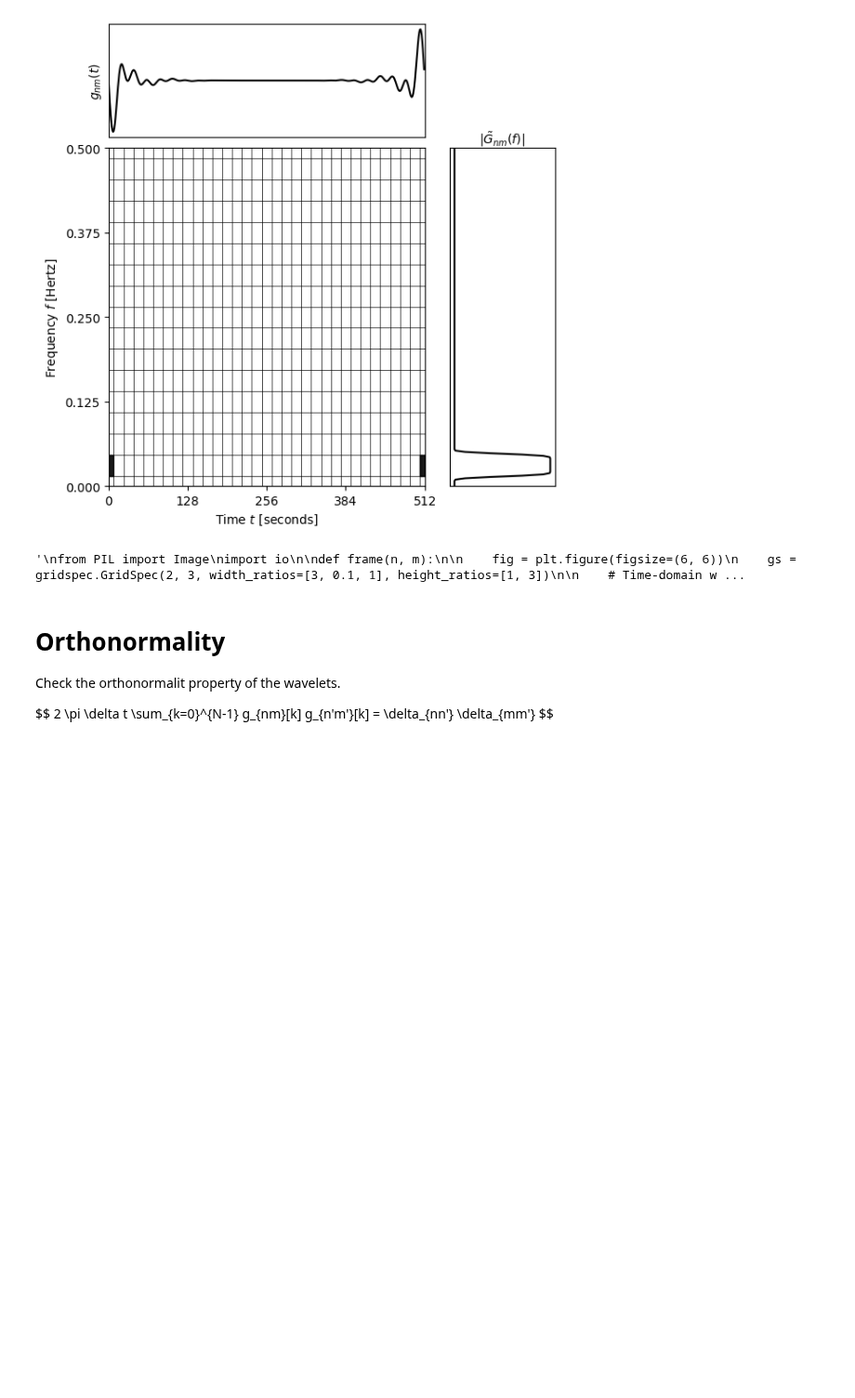
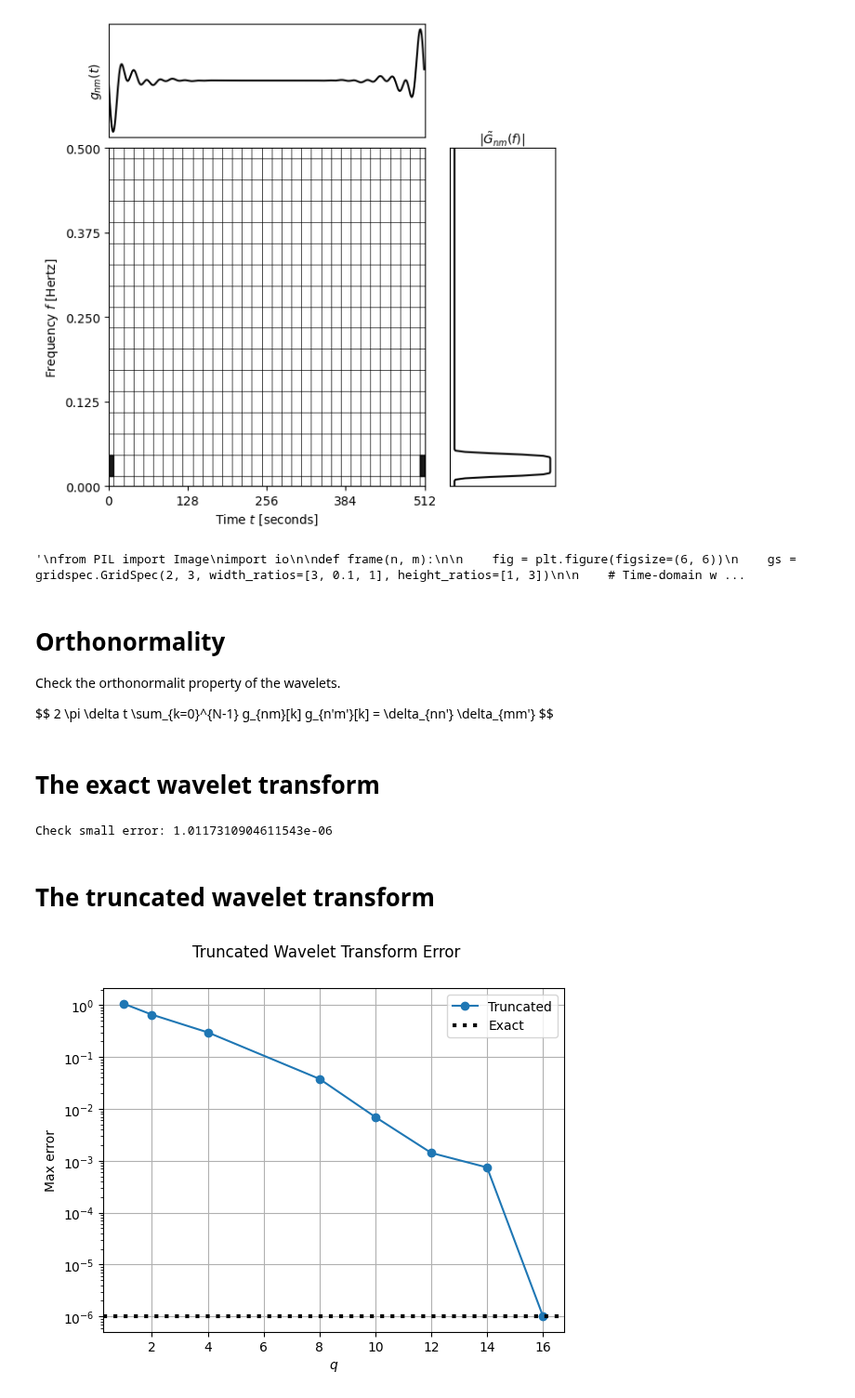
Before and after one commit to cjm96/WDM_GW_wavelets, a Jupyter notebook: examples/plotting_the_mother_wavelet.ipynb, the cells around one changed output. Shown at 93% size. Cells and saved outputs as stored; diff of their text form; code cells hidden in the pictures; blank space fills up the shorter version.

```diff
--- a/examples/plotting_the_mother_wavelet.ipynb
+++ b/examples/plotting_the_mother_wavelet.ipynb
@@ -449,3 +449,52 @@ for m in range(wdm.Nf):
                 assert check, \
                     f"Failed for (n,m)=({n},{m}), (n',m')=({n_},{m_}): " \
                     f"expected {expected}, got {actual}"
+# %% [markdown]
+# The exact wavelet transform
+# %%
+wdm = WDM.code.discrete_wavelet_transform.WDM.WDM_transform(dt=1.0, Nf=16, N=512)
+
+x = np.random.normal(size=wdm.N) # white noise
+
+w = wdm.forward_transform_exact(x)
+
+x_recovered = wdm.inverse_transform_exact(w)
+
+err = np.max(np.abs(x - x_recovered))
+
+print(f"Check small error: {err}")
+# %% [output]
+Check small error: 1.0117310904611543e-06
+# %% [markdown]
+# The truncated wavelet transform
+# %%
+q_vals = [1,2,4,8,10,12,14,16]
+
+err_vals = np.zeros(len(q_vals))
+
+for i, q in enumerate(q_vals):
+    wdm = WDM.code.discrete_wavelet_transform.WDM.WDM_transform(dt=1.0, Nf=16, N=512, q=q)
+
+    w = wdm.forward_transform_truncated(x)
+
+    x_recovered = wdm.inverse_transform_truncated(w)
+
+    err_vals[i] = np.max(np.abs(x - x_recovered))
+# %%
+fig, ax = plt.subplots()
+fig.suptitle("Truncated Wavelet Transform Error")
+
+ax.plot(q_vals, err_vals, marker='o', label='Truncated')
+ax.axhline(err, color='k', lw=3, linestyle=':', label='Exact')
+
+ax.set_xlabel(r"$q$")
+ax.set_ylabel(r"Max error")
+
+ax.set_yscale('log')
+
+ax.grid()
+ax.legend(loc='upper right')
+
+plt.show()
+# %% [output]
+[figure, added]
```
Also changed, not shown: parts of 1 cell of this notebook, 3 other files.
